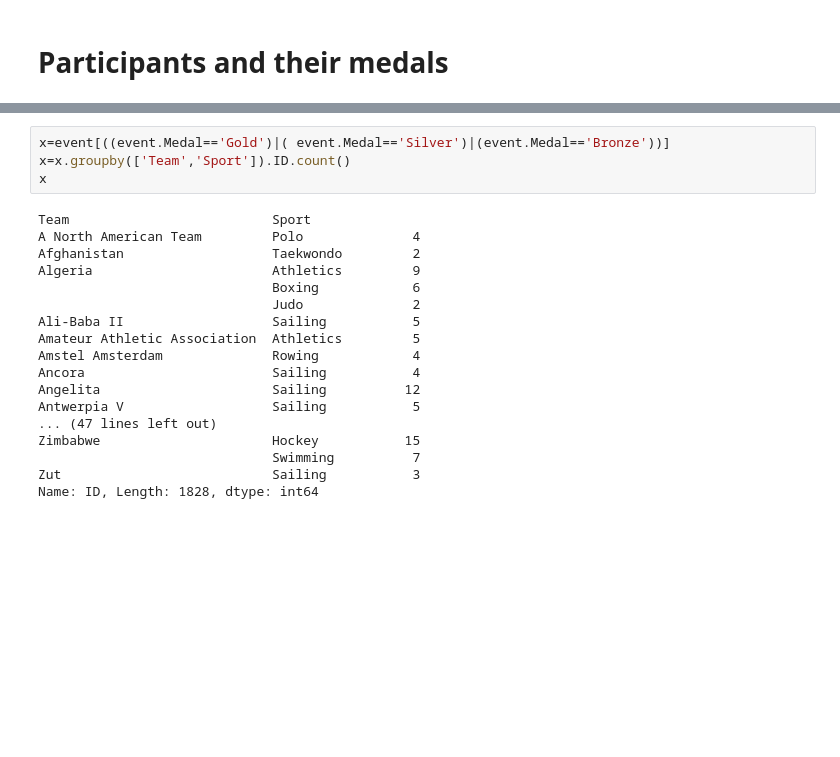
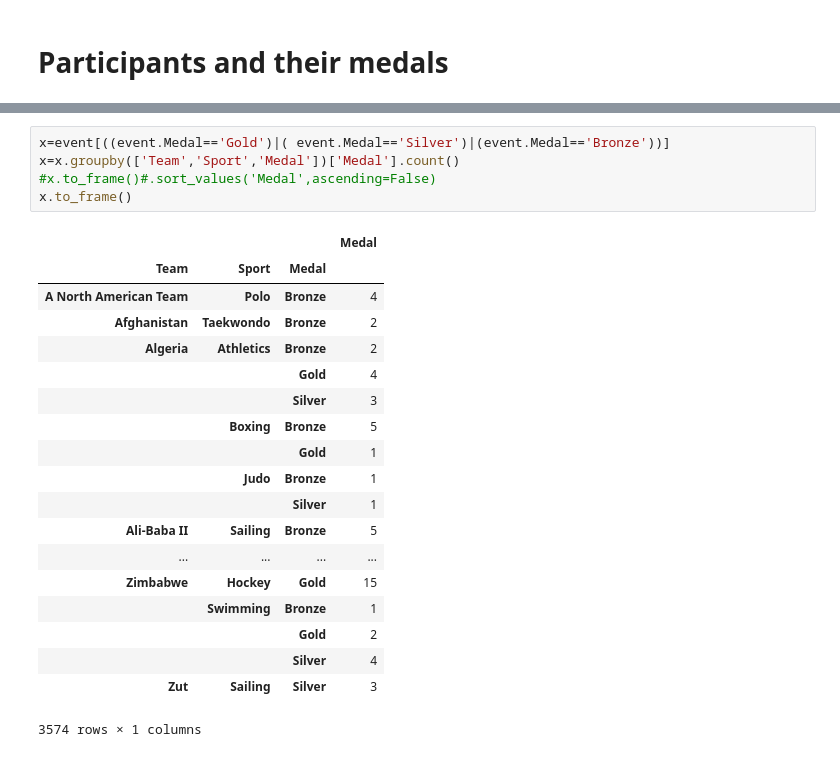
Before and after one commit to aanchalbansal/Data_analyzation, a Jupyter notebook: Documents/olympics.ipynb, the cells around one changed output, grey strips where cells are left out. Cells and saved outputs as stored; diff of their text form; blank space fills up the shorter version.

```diff
--- a/Documents/olympics.ipynb
+++ b/Documents/olympics.ipynb
@@ -240,22 +275,25 @@ Participants.sort_values('Total',ascending=False)
 # %%
 x=event[((event.Medal=='Gold')|( event.Medal=='Silver')|(event.Medal=='Bronze'))]
-x=x.groupby(['Team','Sport']).ID.count()
-x
+x=x.groupby(['Team','Sport','Medal'])['Medal'].count()
+#x.to_frame()#.sort_values('Medal',ascending=False)
+x.to_frame()
 # %% [output]
+|  |  |  | Medal |
+| Team | Sport | Medal |  |
+| A North American Team | Polo | Bronze | 4 |
+| Afghanistan | Taekwondo | Bronze | 2 |
+| Algeria | Athletics | Bronze | 2 |
+|  |  | Gold | 4 |
+|  |  | Silver | 3 |
+|  | Boxing | Bronze | 5 |
+|  |  | Gold | 1 |
+|  | Judo | Bronze | 1 |
+|  |  | Silver | 1 |
+| Ali-Baba II | Sailing | Bronze | 5 |
+| ... | ... | ... | ... |
+| Zimbabwe | Hockey | Gold | 15 |
+|  | Swimming | Bronze | 1 |
+|  |  | Gold | 2 |
+|  |  | Silver | 4 |
+| Zut | Sailing | Silver | 3 |
-Team                          Sport
-A North American Team         Polo              4
-Afghanistan                   Taekwondo         2
-Algeria                       Athletics         9
-                              Boxing            6
-                              Judo              2
-Ali-Baba II                   Sailing           5
-Amateur Athletic Association  Athletics         5
-Amstel Amsterdam              Rowing            4
-Ancora                        Sailing           4
-Angelita                      Sailing          12
-Antwerpia V                   Sailing           5
-... (47 lines left out)
-Zimbabwe                      Hockey           15
-                              Swimming          7
-Zut                           Sailing           3
-Name: ID, Length: 1828, dtype: int64
+3574 rows × 1 columns
```
Also changed, not shown: parts of 6 cells of this notebook.
